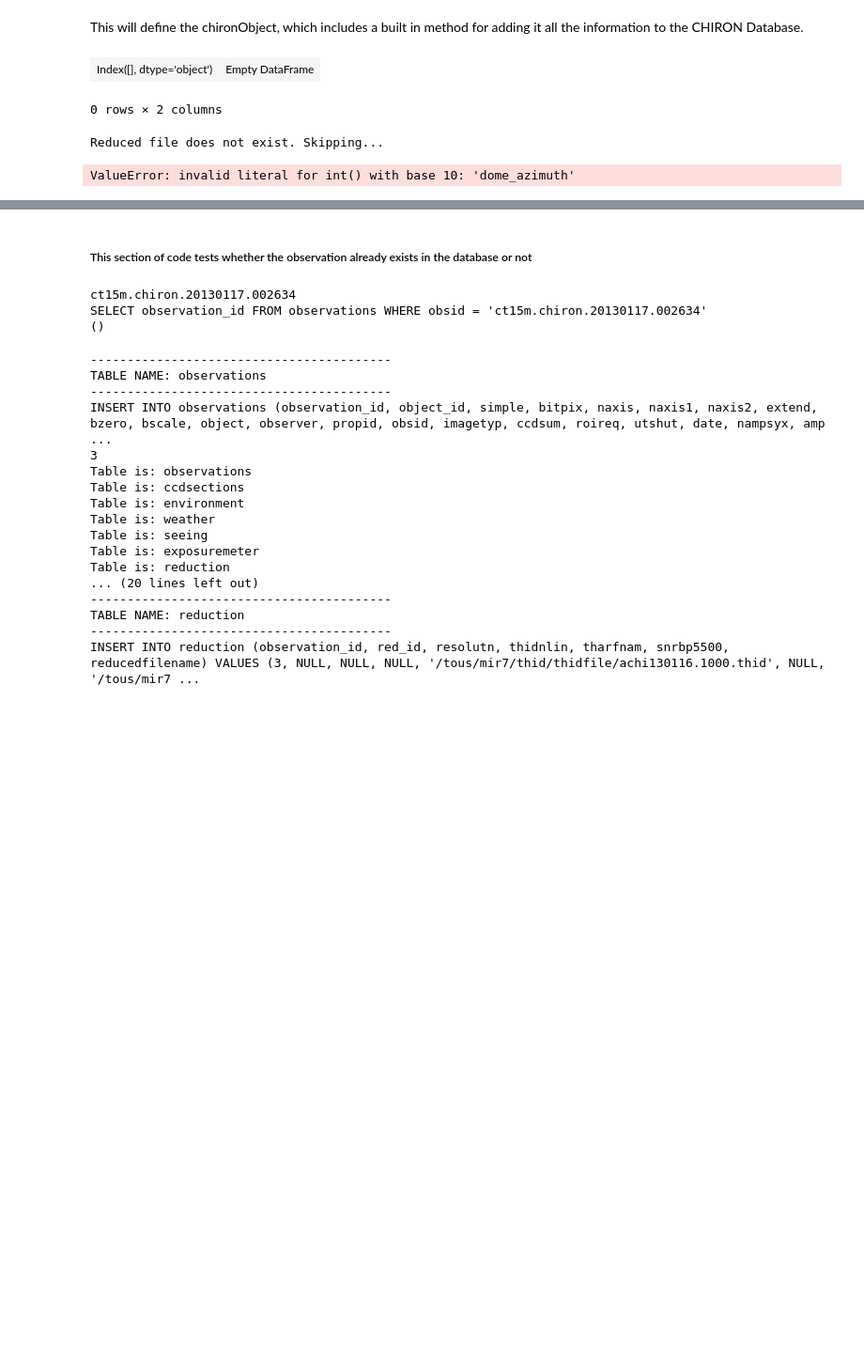
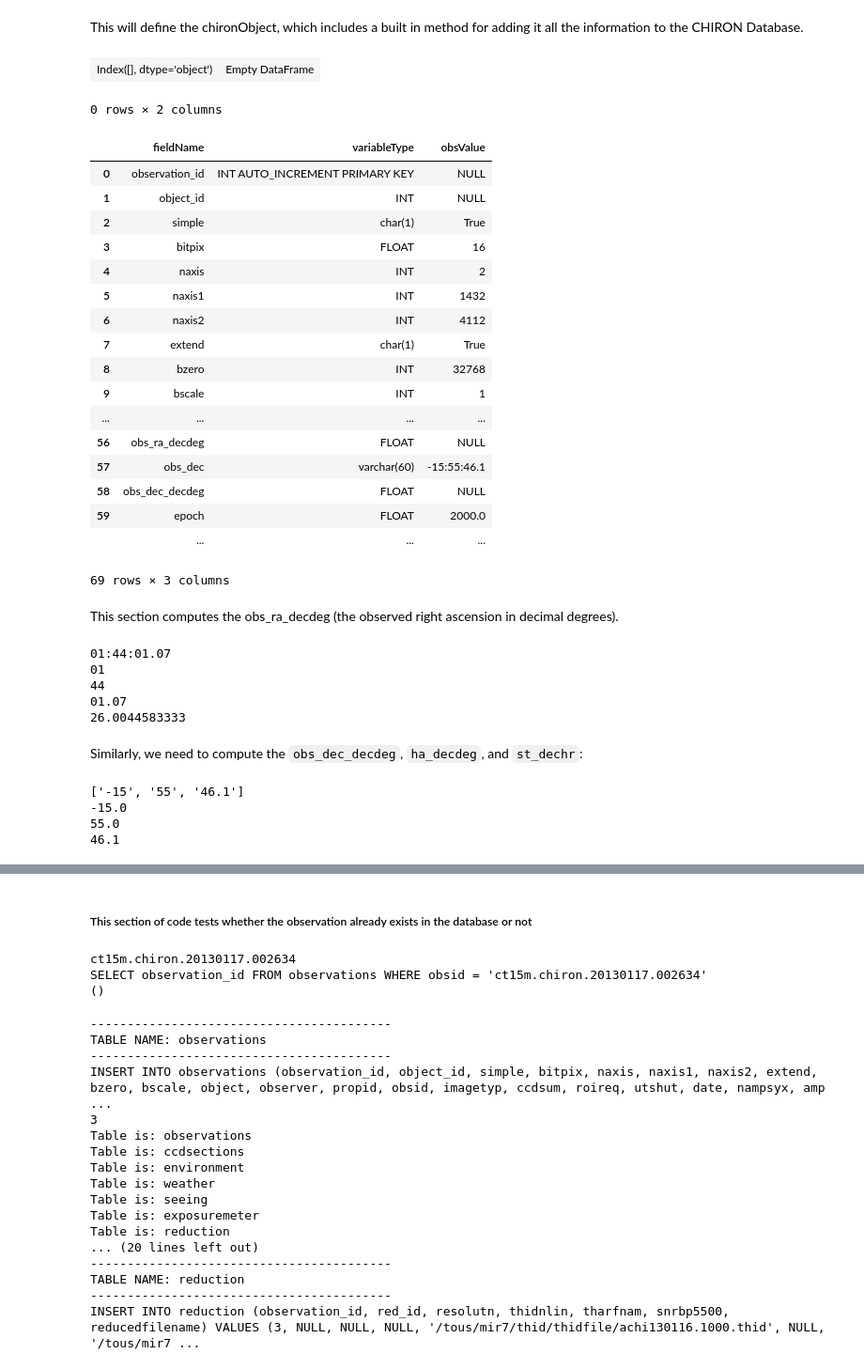
Before and after one commit to mattgiguere/chirondb, a Jupyter notebook: chironDBObject.ipynb, the cells around one changed output, grey strips where cells are left out. Shown at 94% size. Cells and saved outputs as stored; diff of their text form; code cells hidden in the pictures; blank space fills up the shorter version.

Commit message:
added ra and dec decdegs
added code that will convert obs_ra and obs_dec to obs_ra_decdeg and
obs_dec_decdeg

```diff
--- a/chironDBObject.ipynb
+++ b/chironDBObject.ipynb
@@ -112,6 +112,15 @@ class chironObject:
                             fitsval = ''.join(fitsval)
 
                         self.tableDict[self.mapping.loc[i,'sqlDestTable']].loc[idx[0], 'obsValue'] = fitsval
+        obs_ra = myObs.tableDict['observations'].loc[np.where(myObs.tableDict['observations'].fieldName == 'obs_ra')[0][0], 'obsValue']
+        obs_ra_decdeg = 15.*(float(obs_ra[0:2]) + float(obs_ra[3:5])/60 + float(obs_ra[6:])/3600)
+        myObs.tableDict['observations'].loc[np.where(myObs.tableDict['observations'].fieldName == 'obs_ra_decdeg')[0][0], 'obsValue'] = obs_ra_decdeg
+        obs_dec = myObs.tableDict['observations'].loc[np.where(myObs.tableDict['observations'].fieldName == 'obs_dec')[0][0], 'obsValue'].split(':')
+        if (float(obs_dec[0]) < 0):
+            obs_dec_decdeg = float(obs_dec[0]) - float(obs_dec[1])/60. - float(obs_dec[2])/3600.
+        else:
+            obs_dec_decdeg = float(obs_dec[0]) + float(obs_dec[1])/60. + float(obs_dec[2])/3600.
+        myObs.tableDict['observations'].loc[np.where(myObs.tableDict['observations'].fieldName == 'obs_dec_decdeg')[0][0], 'obsValue'] = obs_ra_decdeg
 
     def getReducedChironInformation(self):
         """This routine updates the object with all information
@@ -215,17 +224,34 @@ def valIsNumber(instring):
         return False
 # %%
 myObs = chironObject()
+myObs.rawFileName = '/raw/mir7/140817/chi140817.1153.fits' #observation that IS in the database
 #myObs.rawFileName = '/raw/mir7/130116/chi130116.1000.fits' #observation that IS in the database
 #myObs.rawFileName = '/raw/mir7/130116/chi130116.1111.fits' #observations that is NOT in the database
-myObs.rawFileName = '/raw/mir7/130116/chi130116.1100.fits' #no reduced file exists
+#myObs.rawFileName = '/raw/mir7/130116/chi130116.1100.fits' #no reduced file exists
 myObs.getRawChironInformation()
 # %%
 myObs.setReducedFileName()
 myObs.getReducedChironInformation()
-# %% [output]
-Reduced file does not exist. Skipping...
-# %%
-x = 'dome_azimuth'
-print(int(x))
-# %% [output]
-ValueError: invalid literal for int() with base 10: 'dome_azimuth'
+# %%
+myObs.tableDict['observations']
+# %% [output]
+|  | fieldName | variableType | obsValue |
+| 0 | observation_id | INT AUTO_INCREMENT PRIMARY KEY | NULL |
+| 1 | object_id | INT | NULL |
+| 2 | simple | char(1) | True |
+| 3 | bitpix | FLOAT | 16 |
+| 4 | naxis | INT | 2 |
+| 5 | naxis1 | INT | 1432 |
+| 6 | naxis2 | INT | 4112 |
+| 7 | extend | char(1) | True |
+| 8 | bzero | INT | 32768 |
+| 9 | bscale | INT | 1 |
+| ... | ... | ... | ... |
+| 56 | obs_ra_decdeg | FLOAT | NULL |
+| 57 | obs_dec | varchar(60) | -15:55:46.1 |
+| 58 | obs_dec_decdeg | FLOAT | NULL |
+| 59 | epoch | FLOAT | 2000.0 |
+|  | ... | ... | ... |
+69 rows × 3 columns
+# %% [markdown]
+This section computes the obs_ra_decdeg (the observed right ascension in decimal degrees).
@@ -231,0 +260,27 @@ ValueError: invalid literal for int() with base 10: 'dome_azimuth'
+# %%
+print(obs_ra)
+print(obs_ra[0:2])
+print(obs_ra[3:5])
+print(obs_ra[6:])
+obs_ra_decdeg = 15.*(float(obs_ra[0:2]) + float(obs_ra[3:5])/60 + float(obs_ra[6:])/3600)
+myObs.tableDict['observations'].loc[np.where(myObs.tableDict['observations'].fieldName == 'obs_ra_decdeg')[0][0], 'obsValue'] = obs_ra_decdeg
+print(obs_ra_decdeg)
+# %% [output]
+01:44:01.07
+01
+44
+01.07
+26.0044583333
+# %% [markdown]
+Similarly, we need to compute the `obs_dec_decdeg`, `ha_decdeg`, and `st_dechr`:
+# %%
+obs_dec = myObs.tableDict['observations'].loc[np.where(myObs.tableDict['observations'].fieldName == 'obs_dec')[0][0], 'obsValue'].split(':')
+print(obs_dec)
+print(float(obs_dec[0]))
+print(float(obs_dec[1]))
+print(float(obs_dec[2]))
+# %% [output]
+['-15', '55', '46.1']
+-15.0
+55.0
+46.1
```
Also changed, not shown: parts of 3 cells of this notebook.
